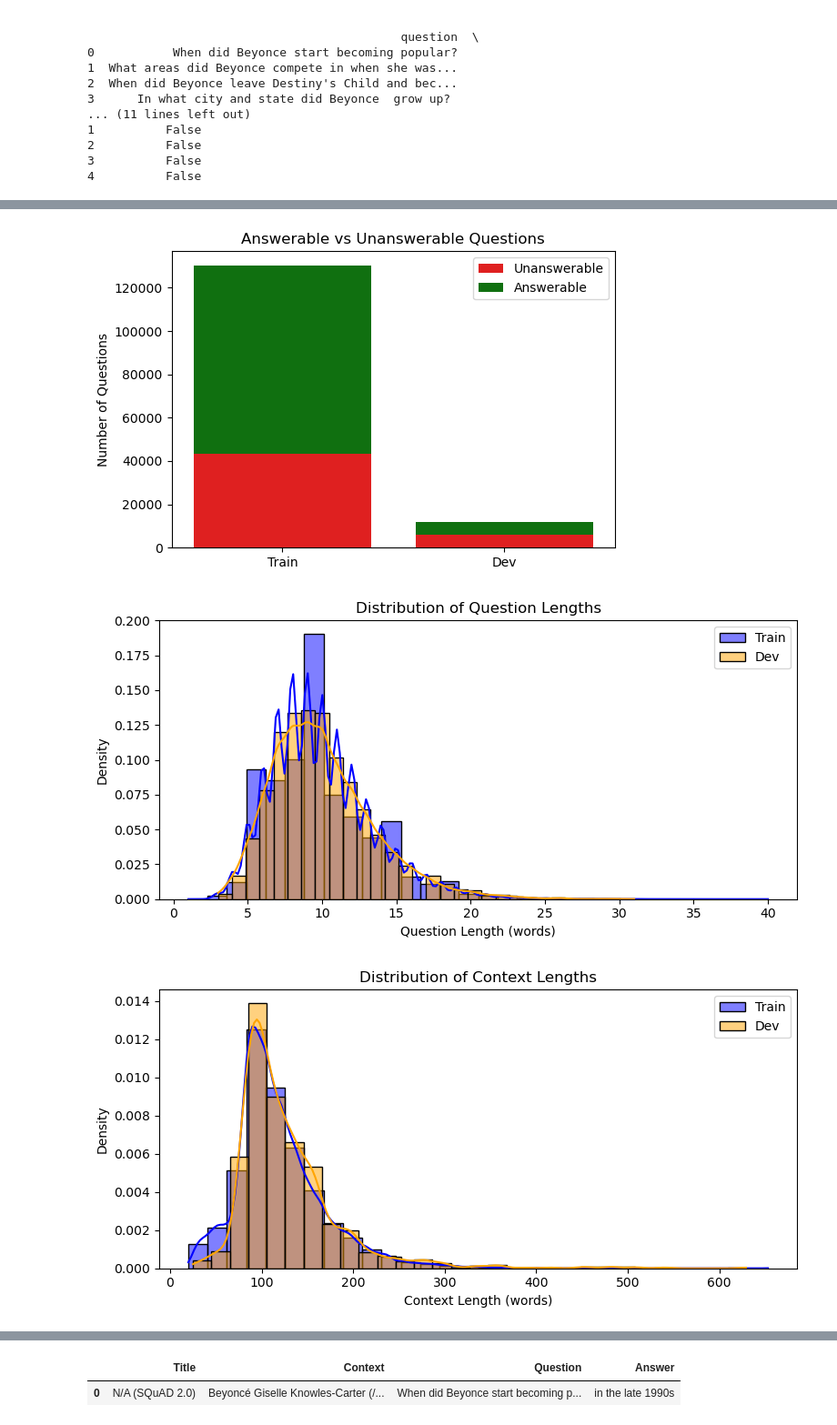
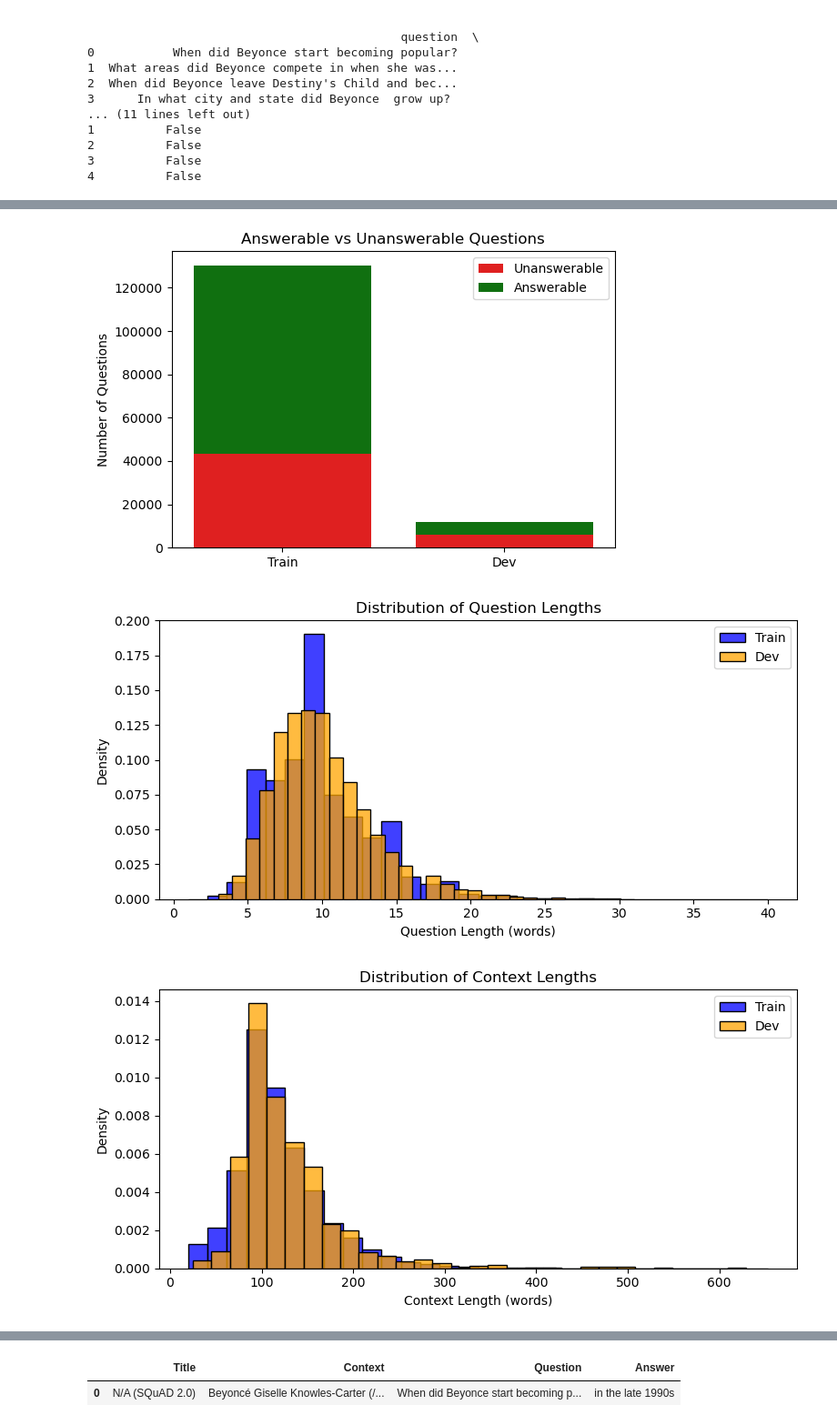
Before and after one commit to christian-hobelsberger/LLMUncertainty, a Jupyter notebook: dataset_analysis.ipynb, the cells around one changed output, grey strips where cells are left out. Shown at 91% size. Drawn from its saved outputs; the diff is of its cells as text; code cells hidden in the pictures.

```diff
--- a/dataset_analysis.ipynb
+++ b/dataset_analysis.ipynb
@@ -118,39 +122,39 @@ plt.ylabel("Number of Questions")
 plt.title("Answerable vs Unanswerable Questions")
 plt.legend()
 plt.tight_layout()
 plt.savefig("figures/SQuAD/answerable_vs_unanswerable.png")
 plt.show()
 
 # ----------- Visualization 2: Question Length Distribution ------------
 plt.figure(figsize=(8, 4))
-sns.histplot(train_df['question'].apply(lambda x: len(x.split())), kde=True, bins=30, label='Train', color='blue', stat="density")
-sns.histplot(dev_df['question'].apply(lambda x: len(x.split())), kde=True, bins=30, label='Dev', color='orange', stat="density")
+sns.histplot(train_df['question'].apply(lambda x: len(x.split())), kde=False, bins=30, label='Train', color='blue', stat="density")
+sns.histplot(dev_df['question'].apply(lambda x: len(x.split())), kde=False, bins=30, label='Dev', color='orange', stat="density")
 plt.xlabel("Question Length (words)")
 plt.ylabel("Density")
 plt.title("Distribution of Question Lengths")
 plt.legend()
 plt.tight_layout()
 plt.savefig("figures/SQuAD/question_length_distribution.png")
 plt.show()
 
 # ----------- Visualization 3: Context Length Distribution ------------
 plt.figure(figsize=(8, 4))
-sns.histplot(train_df['context'].apply(lambda x: len(x.split())), kde=True, bins=30, label='Train', color='blue', stat="density")
-sns.histplot(dev_df['context'].apply(lambda x: len(x.split())), kde=True, bins=30, label='Dev', color='orange', stat="density")
+sns.histplot(train_df['context'].apply(lambda x: len(x.split())), kde=False, bins=30, label='Train', color='blue', stat="density")
+sns.histplot(dev_df['context'].apply(lambda x: len(x.split())), kde=False, bins=30, label='Dev', color='orange', stat="density")
 plt.xlabel("Context Length (words)")
 plt.ylabel("Density")
 plt.title("Distribution of Context Lengths")
 plt.legend()
 plt.tight_layout()
 plt.savefig("figures/SQuAD/context_length_distribution.png")
 plt.show()
 
 print(stats_df)
 # %% [output]
 Saved dataset summary to tables/SQuAD/squad2_summary_stats.csv
 [figure]
-[figure, old version]
+[figure, new version]
-[figure, old version]
+[figure, new version]
   Dataset  Total Questions  Answerable Questions  Unanswerable Questions  \
 0   Train           130319                 86821                   43498
 1     Dev            11873                  5928                    5945
```
Also changed, not shown: parts of 6 cells of this notebook, 12 other files.
